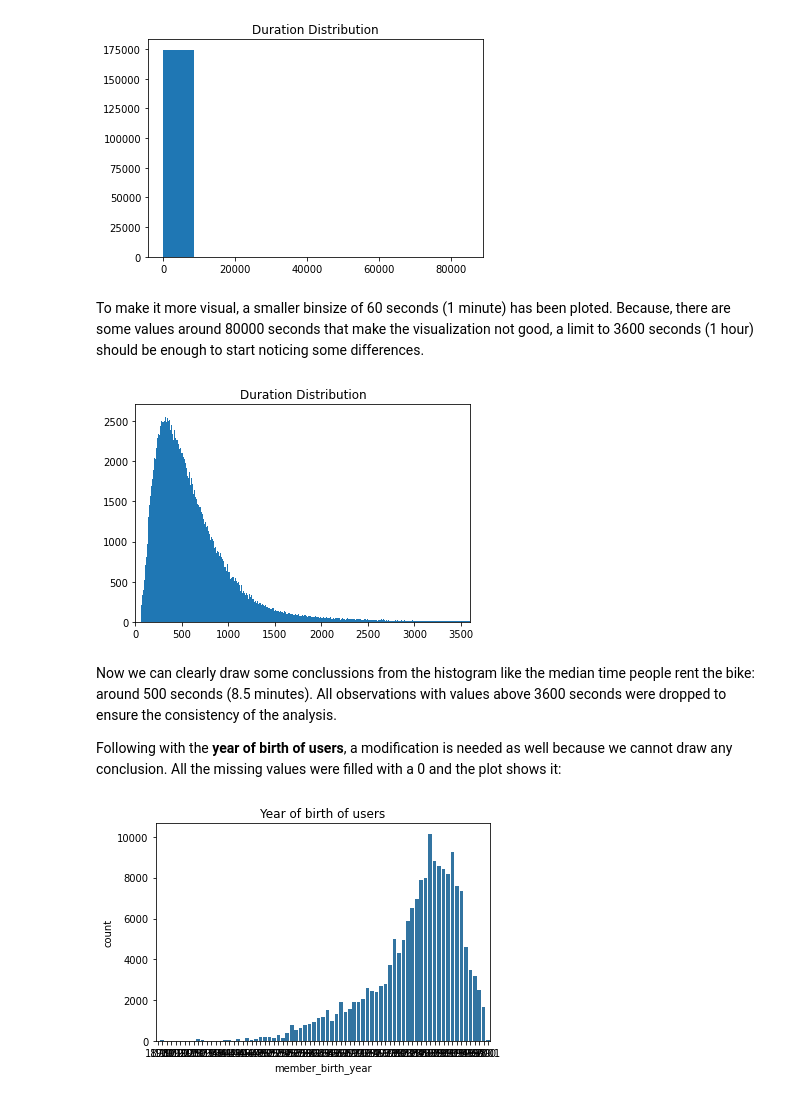
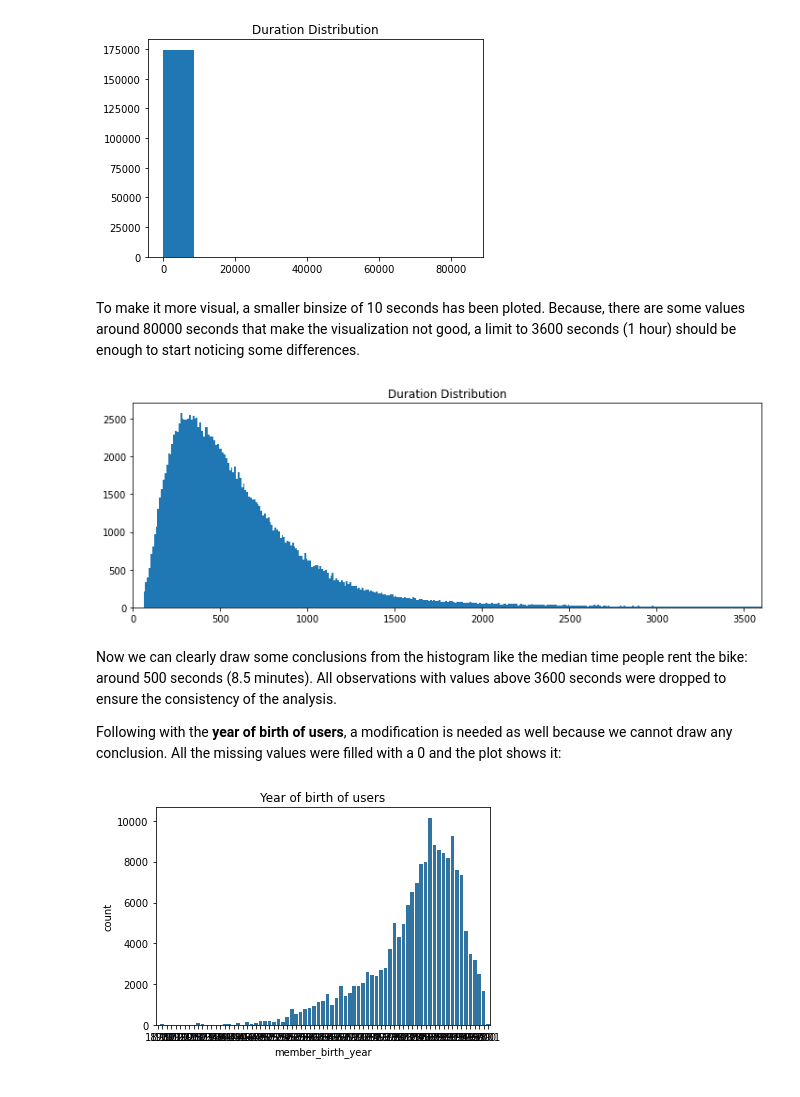
Before and after one commit to aingelmo/portfolio, a Jupyter notebook: Udacity/Project_5_Communicate-Data-Findings/exploration_template.ipynb, the cells around one changed output. Saved outputs shown, nothing was run; the diff lists cells and outputs as text; code cells hidden in the pictures.

```diff
--- a/Udacity/Project_5_Communicate-Data-Findings/exploration_template.ipynb
+++ b/Udacity/Project_5_Communicate-Data-Findings/exploration_template.ipynb
@@ -219,20 +225,24 @@ plt.title("Duration Distribution");
 # %% [output]
 [figure]
 # %% [markdown]
-To make it more visual, a smaller binsize of 60 seconds (1 minute) has been ploted. Because, there are some values around 80000 seconds that make the visualization not good, a limit to 3600 seconds (1 hour) should be enough to start noticing some differences.
+To make it more visual, a smaller binsize of 10 seconds has been ploted. Because, there are some values around 80000 seconds that make the visualization not good, a limit to 3600 seconds (1 hour) should be enough to start noticing some differences.
 # %%
 binsize = 10
 bins = np.arange(0, ford_clean["duration_sec"].max(), binsize)
 
-plt.hist(ford_clean["duration_sec"], bins=bins)
-plt.title("Duration Distribution")
-plt.xlim([0,3600]);
+fig, ax = plt.subplots(figsize=[12,4])
+
+ax.hist(ford_clean["duration_sec"], bins=bins)
+ax.set_title("Duration Distribution")
+ax.set_xlim([0,3600])
+
+plt.show()
 # %% [output]
-[figure, old version]
+[figure, new version]
 # %%
 ford_clean = ford_clean[ford_clean["duration_sec"] <= 3600]
 # %% [markdown]
-Now we can clearly draw some conclussions from the histogram like the median time people rent the bike: around 500 seconds (8.5 minutes). All observations with values above 3600 seconds were  dropped to ensure the consistency of the analysis.
+Now we can clearly draw some conclusions from the histogram like the median time people rent the bike: around 500 seconds (8.5 minutes). All observations with values above 3600 seconds were  dropped to ensure the consistency of the analysis.
 
 Following with the **year of birth of users**, a modification is needed as well because we cannot draw any conclusion. All the missing values were filled with a 0 and the plot shows it:
 # %%
```
Also changed, not shown: parts of 12 cells of this notebook.
